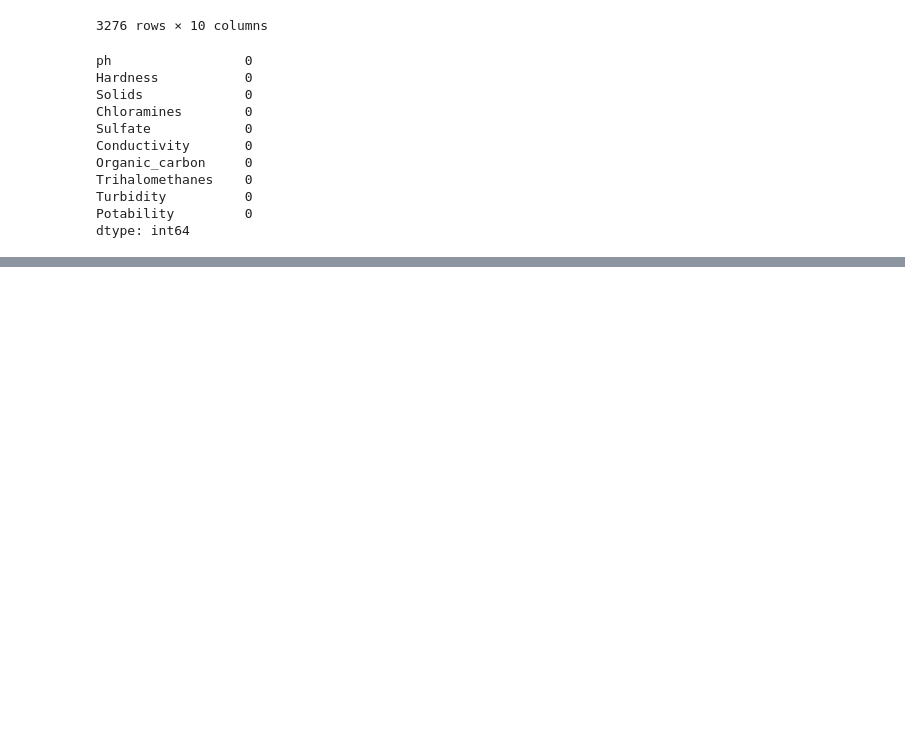
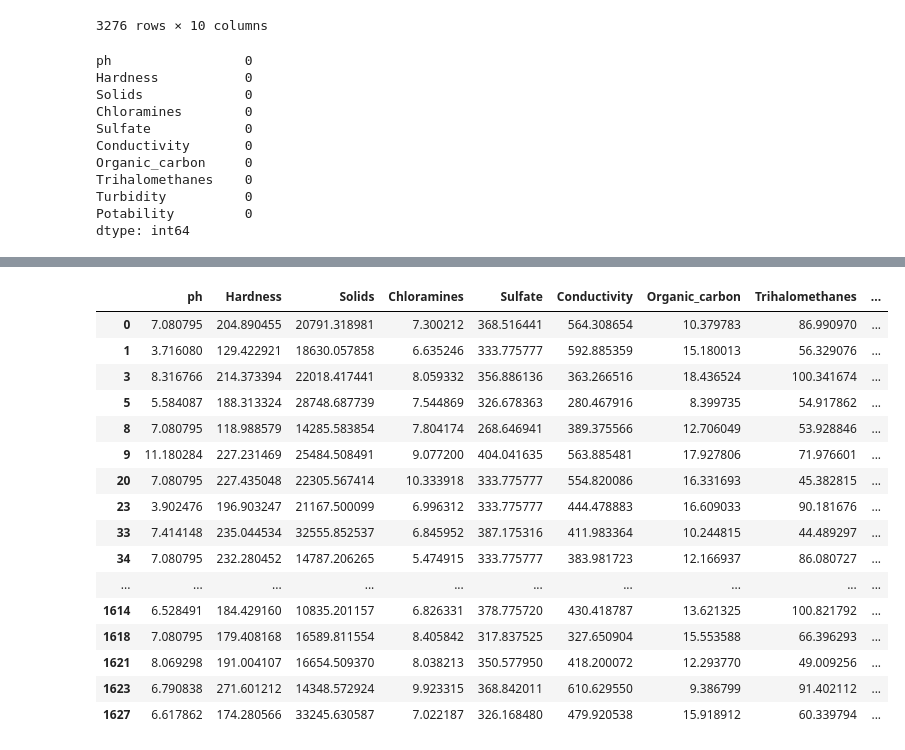
Before and after one commit to RafaelNiccheri/P2_Cdados_2021-2, a Jupyter notebook: Teste.ipynb, the cells around one changed output, grey strips where cells are left out. Cells and saved outputs as stored; diff of their text form; code cells hidden in the pictures; blank space fills up the shorter version.

```diff
--- a/Teste.ipynb
+++ b/Teste.ipynb
@@ -45,6 +45,12 @@ css = '''
 }
 <style>'''
 HTML(css)
+# %%
+pd.options.display.min_rows = 9999
+pd.options.display.max_rows = 9999
+pd.options.display.max_info_columns = 9999
+pd.options.display.max_info_rows = 9999
+pd.set_option("colheader_justify", "left")
 # %%
 def unite_dataframes_col(df1, df2, col1_title, col2_title, replace_nan=None):
     """
@@ -250,0 +261,3 @@ plt.show(block=False)
+# %%
+df_agua1_train = df_agua1.sample(frac=0.75)
+df_agua1_test = df_agua1.drop(df_agua1_train.index)
@@ -250,0 +284,20 @@ plt.show(block=False)
+# %%
+df_agua1_test
+# %% [output]
+|  | ph | Hardness | Solids | Chloramines | Sulfate | Conductivity | Organic_carbon | Trihalomethanes | ... |
+| 0 | 7.080795 | 204.890455 | 20791.318981 | 7.300212 | 368.516441 | 564.308654 | 10.379783 | 86.990970 | ... |
+| 1 | 3.716080 | 129.422921 | 18630.057858 | 6.635246 | 333.775777 | 592.885359 | 15.180013 | 56.329076 | ... |
+| 3 | 8.316766 | 214.373394 | 22018.417441 | 8.059332 | 356.886136 | 363.266516 | 18.436524 | 100.341674 | ... |
+| 5 | 5.584087 | 188.313324 | 28748.687739 | 7.544869 | 326.678363 | 280.467916 | 8.399735 | 54.917862 | ... |
+| 8 | 7.080795 | 118.988579 | 14285.583854 | 7.804174 | 268.646941 | 389.375566 | 12.706049 | 53.928846 | ... |
+| 9 | 11.180284 | 227.231469 | 25484.508491 | 9.077200 | 404.041635 | 563.885481 | 17.927806 | 71.976601 | ... |
+| 20 | 7.080795 | 227.435048 | 22305.567414 | 10.333918 | 333.775777 | 554.820086 | 16.331693 | 45.382815 | ... |
+| 23 | 3.902476 | 196.903247 | 21167.500099 | 6.996312 | 333.775777 | 444.478883 | 16.609033 | 90.181676 | ... |
+| 33 | 7.414148 | 235.044534 | 32555.852537 | 6.845952 | 387.175316 | 411.983364 | 10.244815 | 44.489297 | ... |
+| 34 | 7.080795 | 232.280452 | 14787.206265 | 5.474915 | 333.775777 | 383.981723 | 12.166937 | 86.080727 | ... |
+| ... | ... | ... | ... | ... | ... | ... | ... | ... | ... |
+| 1614 | 6.528491 | 184.429160 | 10835.201157 | 6.826331 | 378.775720 | 430.418787 | 13.621325 | 100.821792 | ... |
+| 1618 | 7.080795 | 179.408168 | 16589.811554 | 8.405842 | 317.837525 | 327.650904 | 15.553588 | 66.396293 | ... |
+| 1621 | 8.069298 | 191.004107 | 16654.509370 | 8.038213 | 350.577950 | 418.200072 | 12.293770 | 49.009256 | ... |
+| 1623 | 6.790838 | 271.601212 | 14348.572924 | 9.923315 | 368.842011 | 610.629550 | 9.386799 | 91.402112 | ... |
+| 1627 | 6.617862 | 174.280566 | 33245.630587 | 7.022187 | 326.168480 | 479.920538 | 15.918912 | 60.339794 | ... |
```
Also changed, not shown: parts of 3 cells of this notebook.
